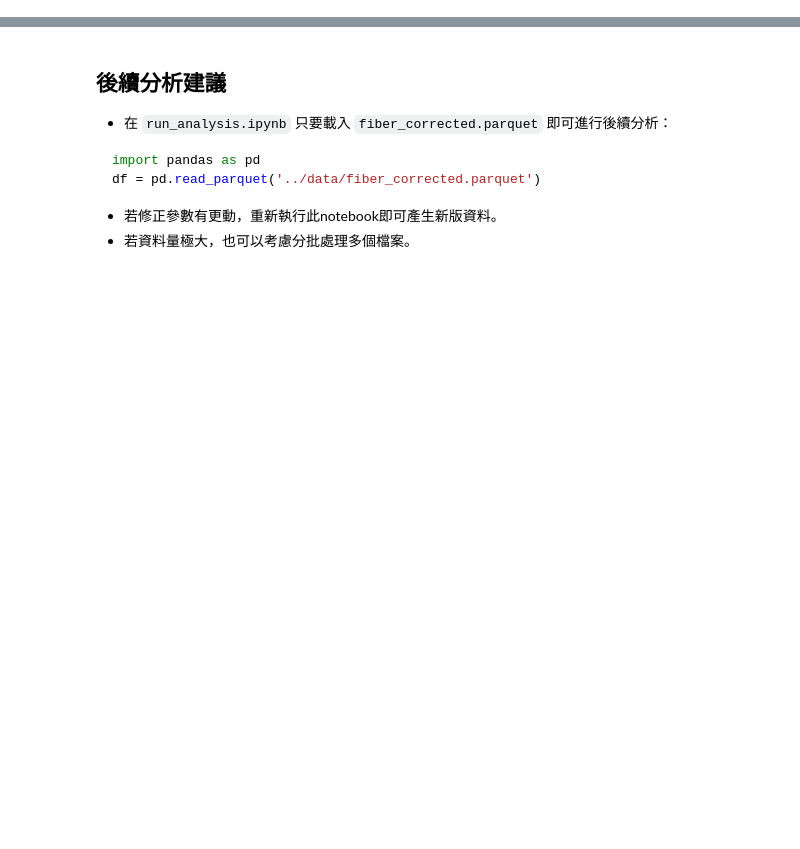
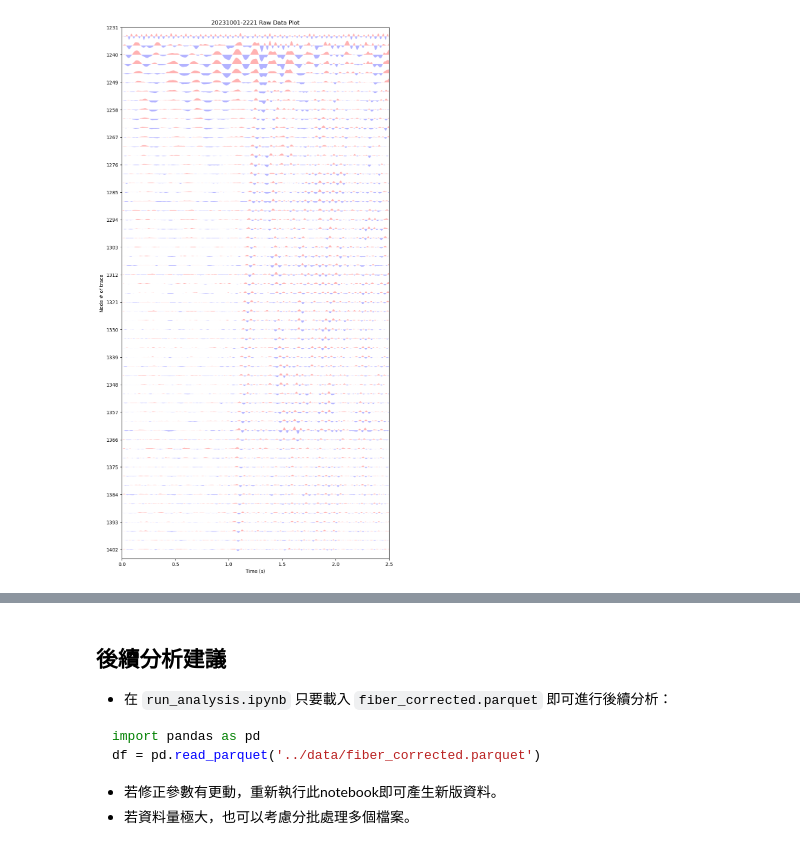
Before and after one commit to lu6562lu/fiberQ_project, a Jupyter notebook: notebooks/surface_reflection_correction.ipynb, the cells around one changed output, grey strips where cells are left out. Saved outputs shown, nothing was run; the diff lists cells and outputs as text; code cells hidden in the pictures; blank space fills up the shorter version.

Commit message:
completed (corrected data no yet saved)

```diff
--- a/notebooks/surface_reflection_correction.ipynb
+++ b/notebooks/surface_reflection_correction.ipynb
@@ -32,7 +34,7 @@ CORRECTED_DATA_PATH = '../data/fiber_corrected.parquet'
 event_date = "20231001-2221"
 
 picking = process_event(event_date, f"{RAW_DATA_PATH}/borehole", output_path=None)
-start_time = picking['P_pick'] - 10
-end_time = picking['S_pick'] + 5
+start_time = picking['P_pick'] - 1
+end_time = picking['S_pick'] + 2
 # %%
 dasf = f"{RAW_DATA_PATH}/fiber/{event_date}.mseed"
@@ -41 +41,16 @@ end = end_time
 channels = np.arange(len(read(dasf)))
+# %%
+st = read(dasf, starttime=start_time, endtime=end_time)
+st_corrected = st.copy()
+for i in np.arange(len(st)):
+    st_corrected[i].data = st[i].data * DAS_CNST
+# %%
+plot_filled_timeseries(
+    st, startnode=1234, endnode=1404, intv=3,
+    y_plot_scale=3e-2, event_date=event_date, picking=picking, show_arrival=False,
+    do_filter=True,
+    filter_type='bandpass',
+    filter_kwargs={'freqmin':1, 'freqmax':20}
+)
+# %% [output]
+[figure, added]
```
Also changed, not shown: parts of 10 cells of this notebook.
